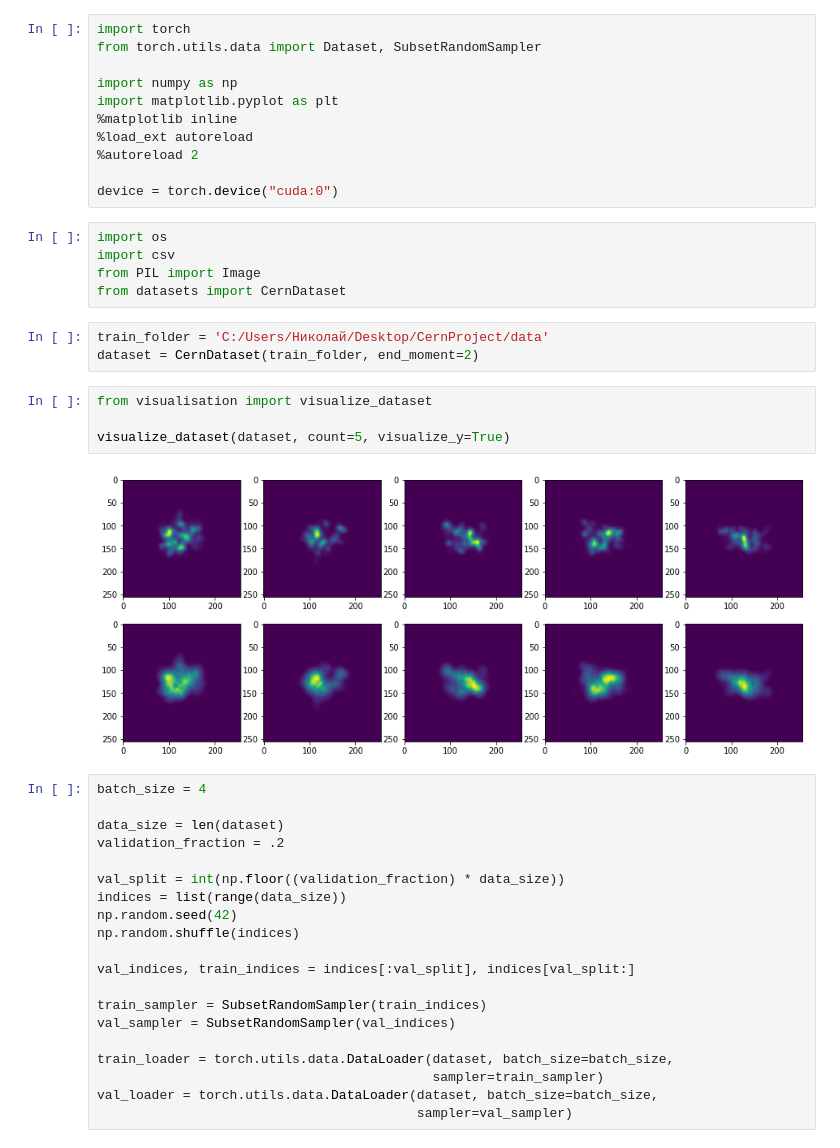
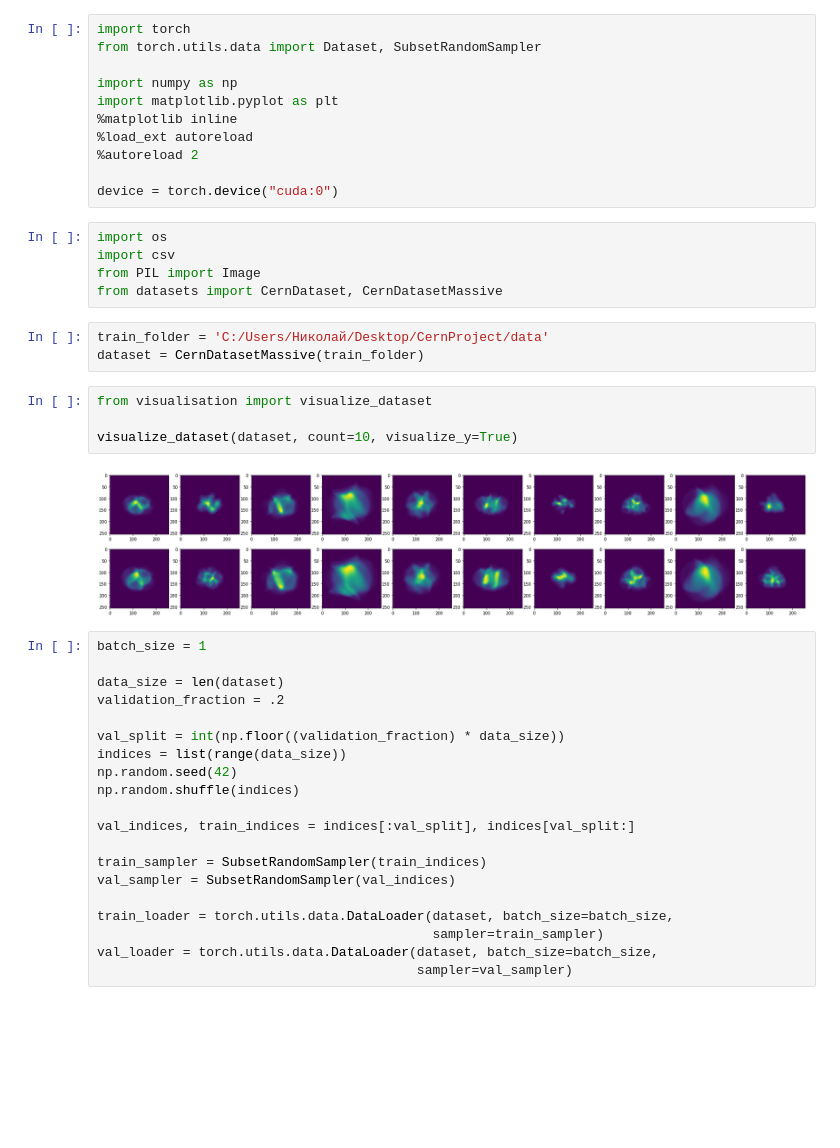
Before and after one commit to Nickkreker/CernProject, a Jupyter notebook: PredictDisstantMoment.ipynb, the cells around one changed output. Saved outputs shown, nothing was run; the diff lists cells and outputs as text; blank space fills up the shorter version.

```diff
--- a/PredictDisstantMoment.ipynb
+++ b/PredictDisstantMoment.ipynb
@@ -13,18 +13,18 @@ device = torch.device("cuda:0")
 import os
 import csv
 from PIL import Image
-from datasets import CernDataset
+from datasets import CernDataset, CernDatasetMassive
 # %%
 train_folder = 'C:/Users/Николай/Desktop/CernProject/data'
-dataset = CernDataset(train_folder, end_moment=2)
+dataset = CernDatasetMassive(train_folder)
 # %%
 from visualisation import visualize_dataset
 
-visualize_dataset(dataset, count=5, visualize_y=True)
+visualize_dataset(dataset, count=10, visualize_y=True)
 # %% [output]
-[figure, old version]
+[figure, new version]
 # %%
-batch_size = 4
+batch_size = 1
 
 data_size = len(dataset)
 validation_fraction = .2
```
Also changed, not shown: parts of 6 cells of this notebook, 1 other file.
